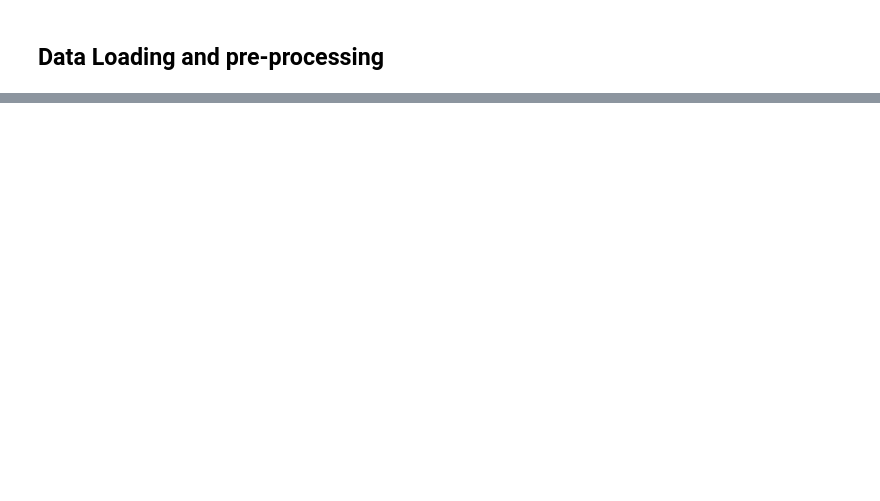
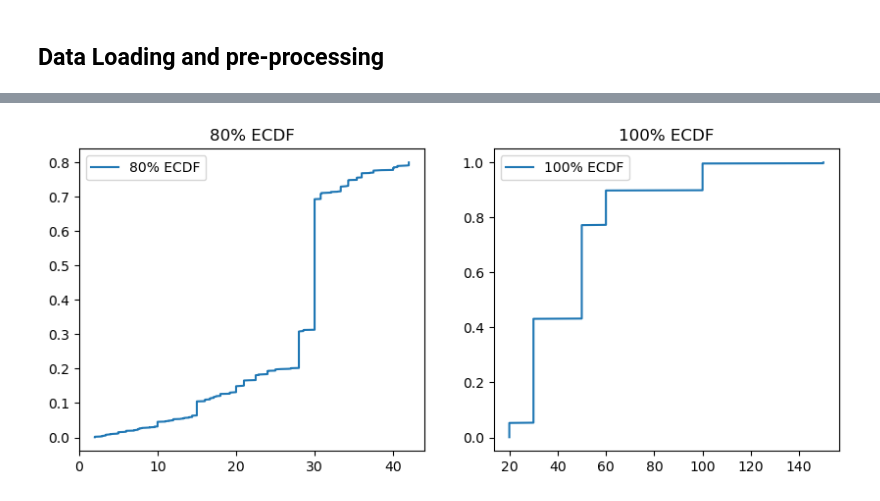
Before and after one commit to sethonne/SEE_PY, a Jupyter notebook: src/SEE_DB_SCAN.ipynb, the cells around one changed output, grey strips where cells are left out. Cells and saved outputs as stored; diff of their text form; code cells hidden in the pictures; blank space fills up the shorter version.

```diff
--- a/src/SEE_DB_SCAN.ipynb
+++ b/src/SEE_DB_SCAN.ipynb
@@ -177,0 +3,94 @@ ModuleNotFoundError: No module named 'rpy2'
+# %%
+import pandas as pd
+import numpy as np
+import matplotlib.pyplot as plt
+import seaborn as sns
+from sklearn.cluster import DBSCAN
+from sklearn.preprocessing import StandardScaler, LabelEncoder
+from sklearn.metrics import silhouette_score
+
+# Load datasets
+med_events_df = pd.read_csv('../data/med_events_ATC.csv')
+tidy_dataset_df = pd.read_csv('../data/tidy_dataset.csv')
+
+# Preprocess med_events_ATC.csv
+def preprocess_med_events(df):
+    df.columns = df.columns.str.strip()  # Ensure no leading/trailing spaces
+    df['DATE'] = pd.to_datetime(df['DATE'], errors='coerce')
+    df['DURATION'] = pd.to_numeric(df['DURATION'], errors='coerce')
+    df['PERDAY'] = pd.to_numeric(df['PERDAY'], errors='coerce')
+    df.dropna(subset=['DURATION', 'PERDAY'], inplace=True)  # Remove rows with NaN values in key columns
+    label_encoder = LabelEncoder()
+    df['CATEGORY_L1_encoded'] = label_encoder.fit_transform(df['CATEGORY_L1'].astype(str))
+    df['CATEGORY_L2_encoded'] = label_encoder.fit_transform(df['CATEGORY_L2'].astype(str))
+    return df
+
+med_events_df = preprocess_med_events(med_events_df)
+
+# Preprocess tidy_dataset.csv
+def preprocess_tidy_dataset(df):
+    df['eksd'] = pd.to_datetime(df['eksd'], errors='coerce')
+    df['perday'] = pd.to_numeric(df['perday'], errors='coerce')
+    df['dur_original'] = pd.to_numeric(df['dur_original'], errors='coerce')
+    df.dropna(subset=['perday', 'dur_original'], inplace=True)  # Remove rows with NaN values in key columns
+    label_encoder = LabelEncoder()
+    df['ATC_encoded'] = label_encoder.fit_transform(df['ATC'].astype(str))
+    return df
+
+tidy_dataset_df = preprocess_tidy_dataset(tidy_dataset_df)
+
+# Select relevant features for clustering
+features_med_events = med_events_df[['DURATION', 'PERDAY', 'CATEGORY_L1_encoded', 'CATEGORY_L2_encoded']]
+features_tidy_dataset = tidy_dataset_df[['perday', 'dur_original', 'ATC_encoded']]
+
+# Standardize data
+scaler = StandardScaler()
+scaled_med_events = scaler.fit_transform(features_med_events)
+scaled_tidy_dataset = scaler.fit_transform(features_tidy_dataset)
+
+# Apply DBSCAN
+dbscan_med_events = DBSCAN(eps=0.5, min_samples=5)
+dbscan_tidy_dataset = DBSCAN(eps=0.5, min_samples=5)
+
+med_events_df['DBSCAN_Cluster'] = dbscan_med_events.fit_predict(scaled_med_events)
+tidy_dataset_df['DBSCAN_Cluster'] = dbscan_tidy_dataset.fit_predict(scaled_tidy_dataset)
+
+def plot_ecdf(data, title, percentile=None):
+    sorted_data = np.sort(data)
+    ecdf = np.arange(1, len(sorted_data) + 1) / len(sorted_data)
+    if percentile:
+        max_index = int(len(sorted_data) * (percentile / 100))
+        sorted_data = sorted_data[:max_index]
+        ecdf = ecdf[:max_index]
+    plt.plot(sorted_data, ecdf, label=f'{percentile}% ECDF' if percentile else '100% ECDF')
+    plt.legend()
+    plt.title(title)
+
+plt.figure(figsize=(10, 4))
+plt.subplot(1, 2, 1)
+plot_ecdf(med_events_df['DURATION'], '80% ECDF', 80)
+plt.subplot(1, 2, 2)
+plot_ecdf(tidy_dataset_df['dur_original'], '100% ECDF')
+plt.show()
+
+# Frequency distribution of perday
+sns.histplot(tidy_dataset_df['perday'], bins=100)
+plt.title('Frequency of perday (Adjusted)')
+plt.show()
+
+# Log event interval plot
+log_intervals = np.log1p(med_events_df['DURATION'])
+plt.plot(sorted(log_intervals))
+plt.title('Log(event interval)')
+plt.show()
+
+# Boxplot of Duration grouped by PATIENT_ID
+plt.figure(figsize=(12, 6))
+sns.boxplot(x='PATIENT_ID', y='DURATION', data=med_events_df)
+plt.xticks(rotation=90)
+plt.title('Boxplot of Duration grouped by PATIENT_ID')
+plt.ylabel('Duration')
+plt.xlabel('PATIENT_ID')
+plt.show()
+# %% [output]
+[figure, added]
```
Also changed, not shown: parts of 4 cells of this notebook, 1 other file.
